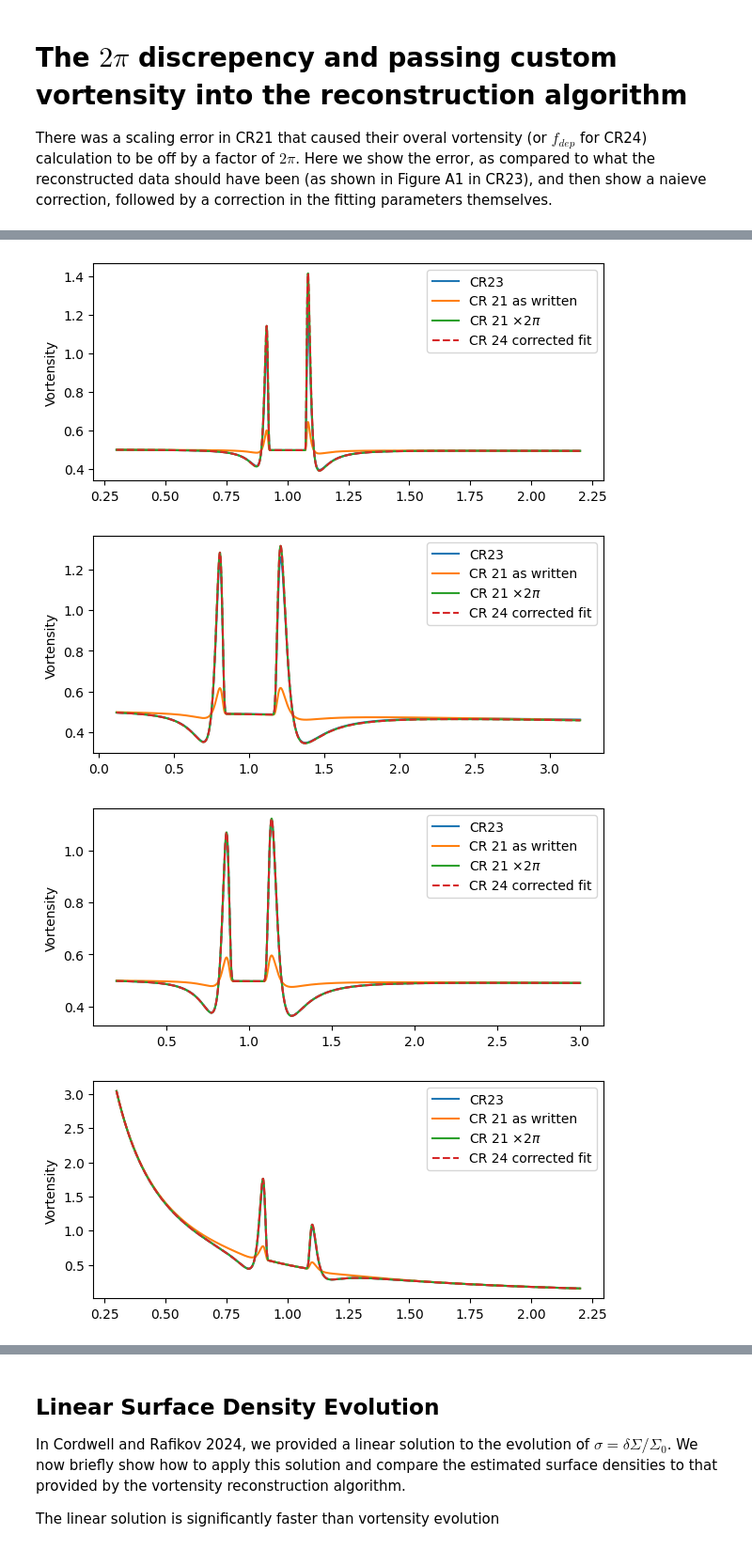
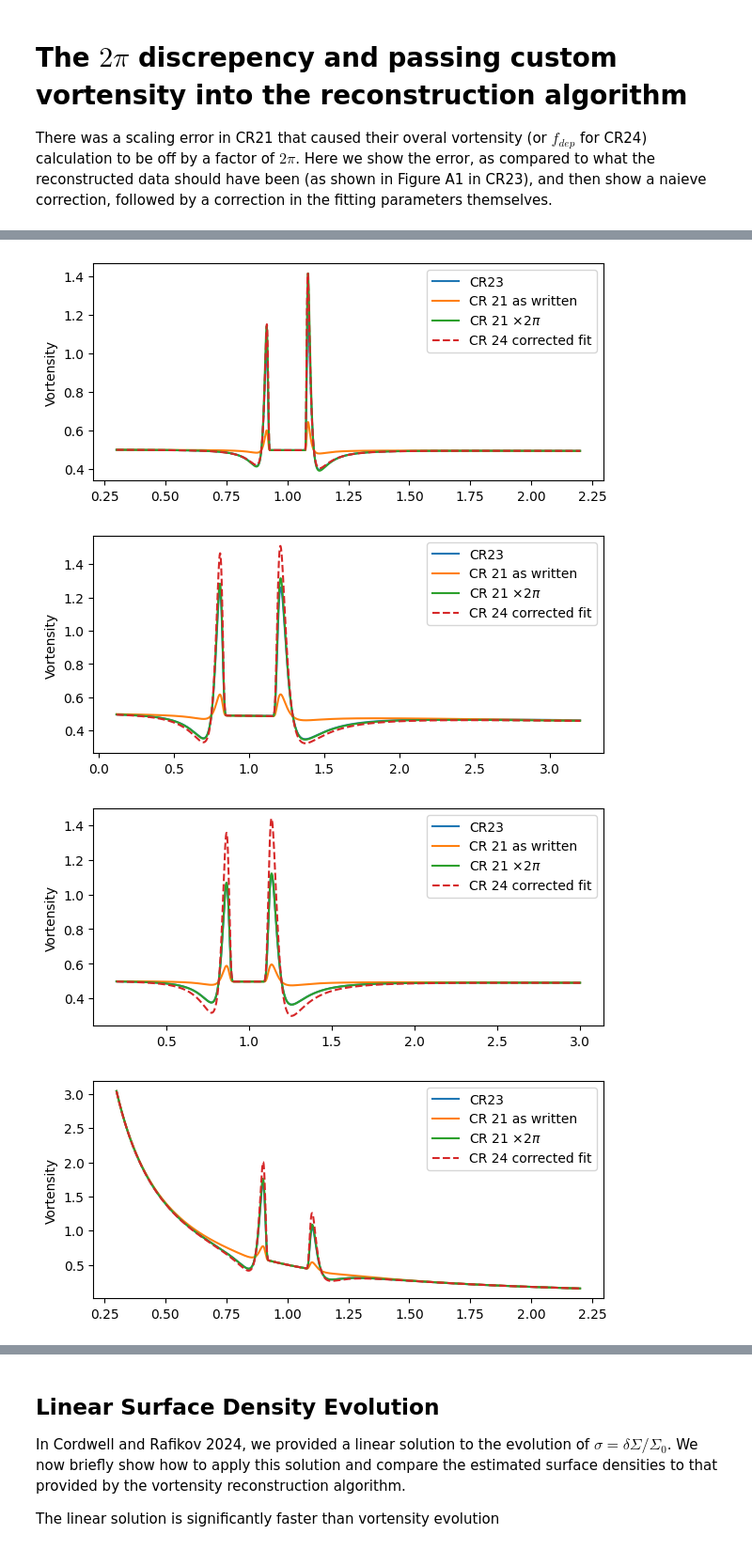
Before and after one commit to cordwella/vortensity_evolution, a Jupyter notebook: Example.ipynb, the cells around one changed output, grey strips where cells are left out. Shown at 94% size. Drawn from its saved outputs; the diff is of its cells as text; code cells hidden in the pictures.

```diff
--- a/Example.ipynb
+++ b/Example.ipynb
@@ -93,36 +93,39 @@ for m in models:
     zeta = (background_vortensity(R[1:-1], p, h_p) +
          (del_zeta_del_t * actual_time))
 
     zeta_adjusted = (background_vortensity(R[1:-1], p, h_p) +
          (del_zeta_del_t * actual_time * 2 * np.pi))
 
     zeta_adjusted_2 = (0.5 +
      (del_zeta_del_t * actual_time * 2 * np.pi))
 
     del_zeta = compute_delta_zeta(R[1:-1], p, h_p, m_p, use_cr_21=False)
 
+    del_zeta_del_t = del_zeta * np.abs(R[1:-1]**(-3/2) - 1)/(2 * np.pi)
+    actual_time = m['time'] * 2 * np.pi
+
     zeta_adjusted_2 = (background_vortensity(R[1:-1], p, h_p) +
-     (del_zeta_del_t * actual_time * 2 * np.pi))
+     (del_zeta_del_t * actual_time))
 
     plt.figure(figsize=(7, 3))
     plt.plot(R[1:-1], vortensity, label="CR23")
     plt.plot(R[1:-1], zeta, label="CR 21 as written")
     plt.plot(R[1:-1], zeta_adjusted, label="CR 21 $ \\times 2 \pi$")
     plt.plot(R[1:-1], zeta_adjusted_2, '--', label="CR 24 corrected fit")
 
     plt.ylabel("Vortensity")
     plt.legend()
 # %% [output]
 {'filename': 'ISO-0.5M-h05-q1.5_t60_rec_disc.npy', 'm_p': 0.5, 'h_p': 0.05, 'p': 1.5, 'time': 60.0}
 p,  1.5
 {'filename': 'ISO-0.25M-h1-q1.5_t300_rec_disc.npy', 'm_p': 0.25, 'h_p': 0.1, 'p': 1.5, 'time': 300.0}
 p,  1.5
 {'filename': 'ISO-0.1M-h05-q1.5_t6800_rec_disc.npy', 'm_p': 0.1, 'h_p': 0.05, 'p': 1.5, 'time': 6800.0}
 p,  1.5
 {'filename': 'ISO-0.25M-h05-q0_t650_rec_disc.npy', 'm_p': 0.25, 'h_p': 0.05, 'p': 0.0, 'time': 650.0}
 p,  0.0
-[figure, old version]
+[figure, new version]
-[figure, old version]
+[figure, new version]
-[figure, old version]
+[figure, new version]
-[figure, old version]
+[figure, new version]
 # %% [markdown]
```
Also changed, not shown: parts of 5 cells of this notebook, 7 other files.
